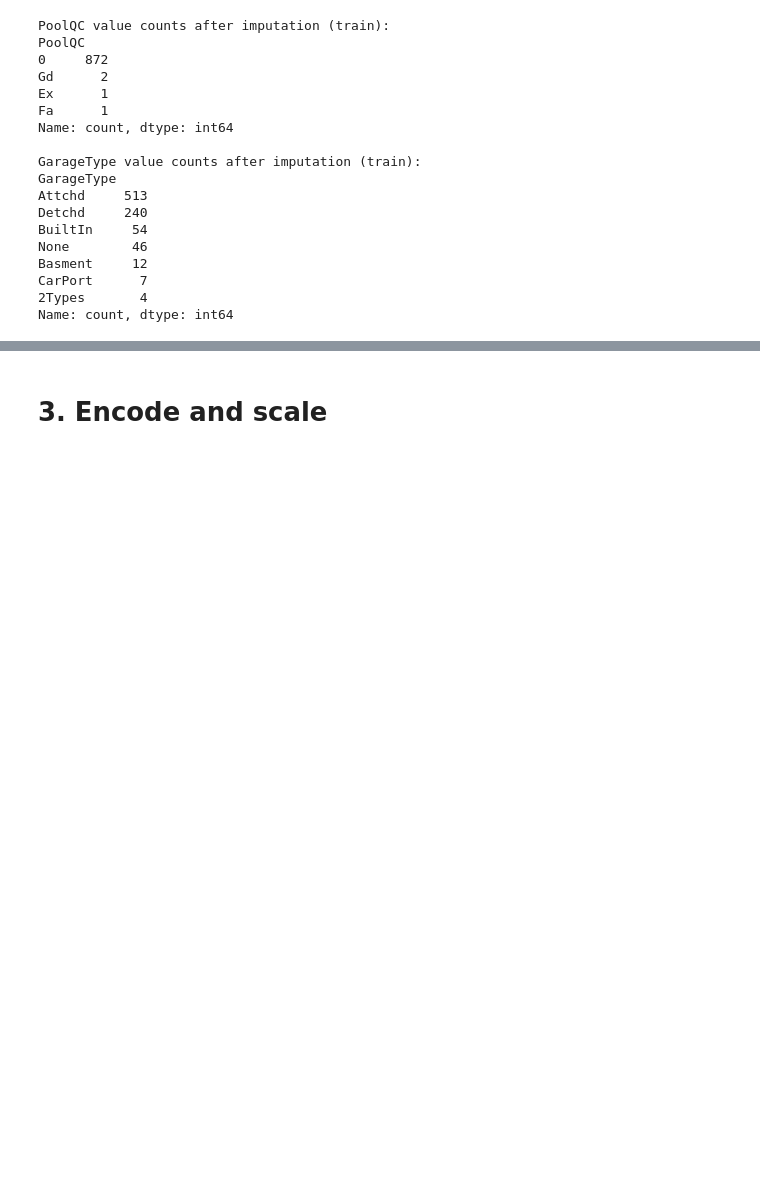
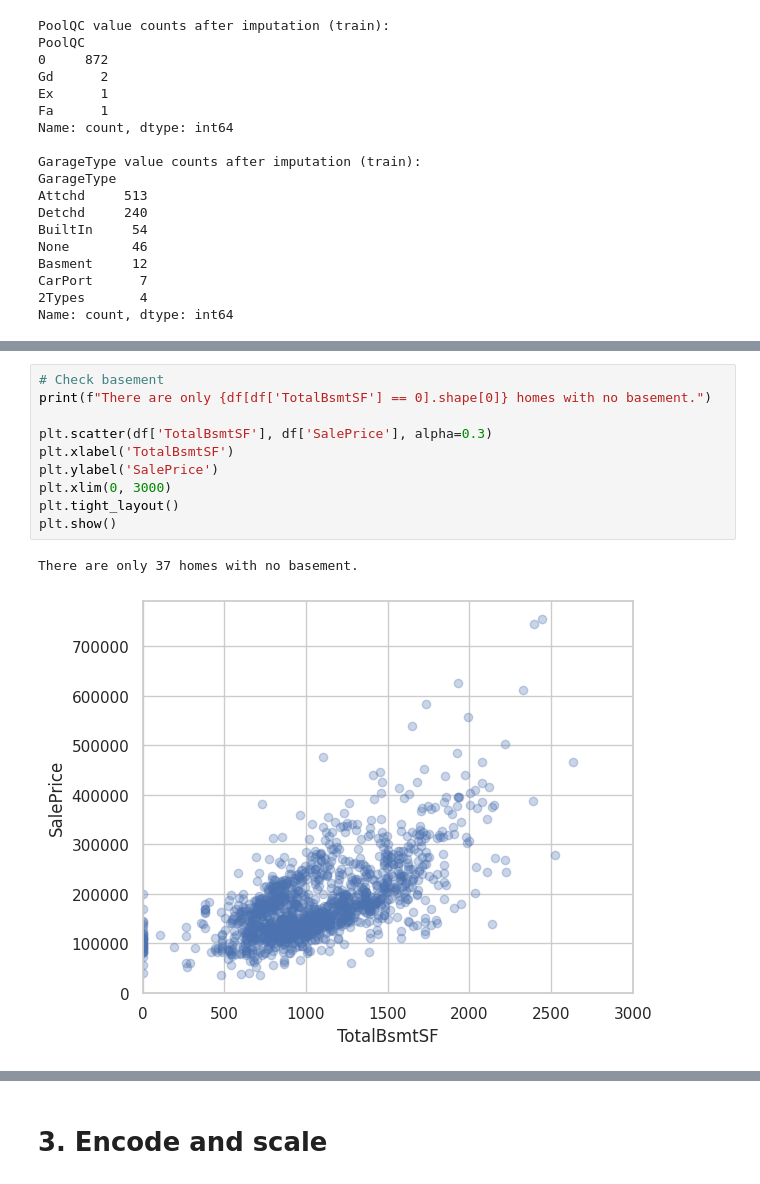
Before and after one commit to S0l0m4n/aie2-real-estate-agent, a Jupyter notebook: data/w2_real_estate_agent.ipynb, the cells around one changed output, grey strips where cells are left out. Cells and saved outputs as stored; diff of their text form; blank space fills up the shorter version.

```diff
--- a/data/w2_real_estate_agent.ipynb
+++ b/data/w2_real_estate_agent.ipynb
@@ -709,0 +763,13 @@ Name: count, dtype: int64
+# %%
+# Check basement
+print(f"There are only {df[df['TotalBsmtSF'] == 0].shape[0]} homes with no basement.")
+
+plt.scatter(df['TotalBsmtSF'], df['SalePrice'], alpha=0.3)
+plt.xlabel('TotalBsmtSF')
+plt.ylabel('SalePrice')
+plt.xlim(0, 3000)
+plt.tight_layout()
+plt.show()
+# %% [output]
+There are only 37 homes with no basement.
+[figure, added]
```
Also changed, not shown: parts of 22 cells of this notebook, 1 other file.
